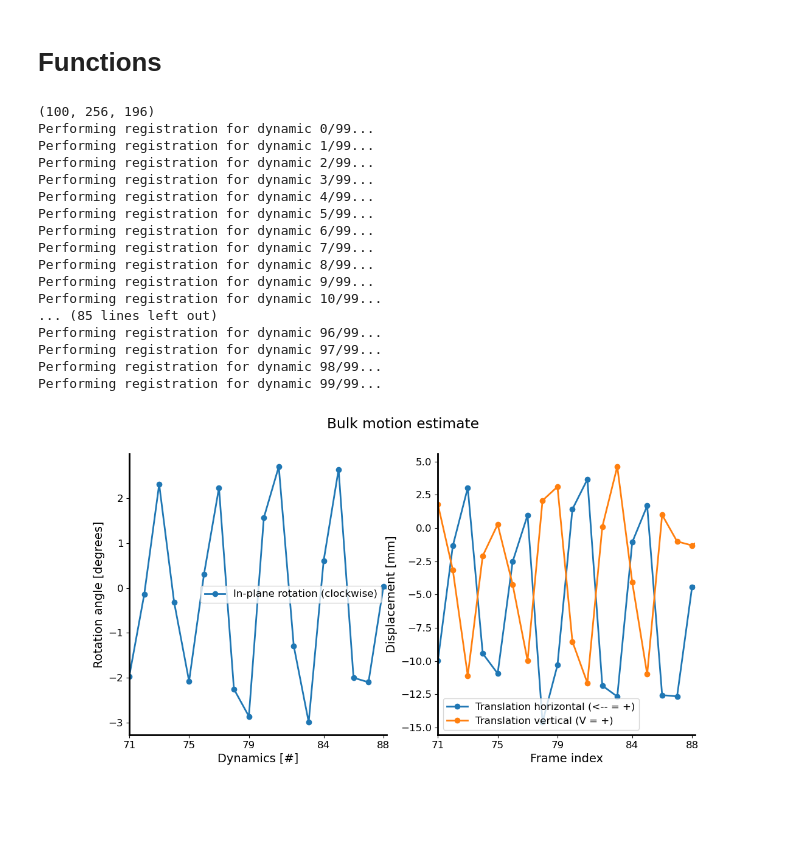
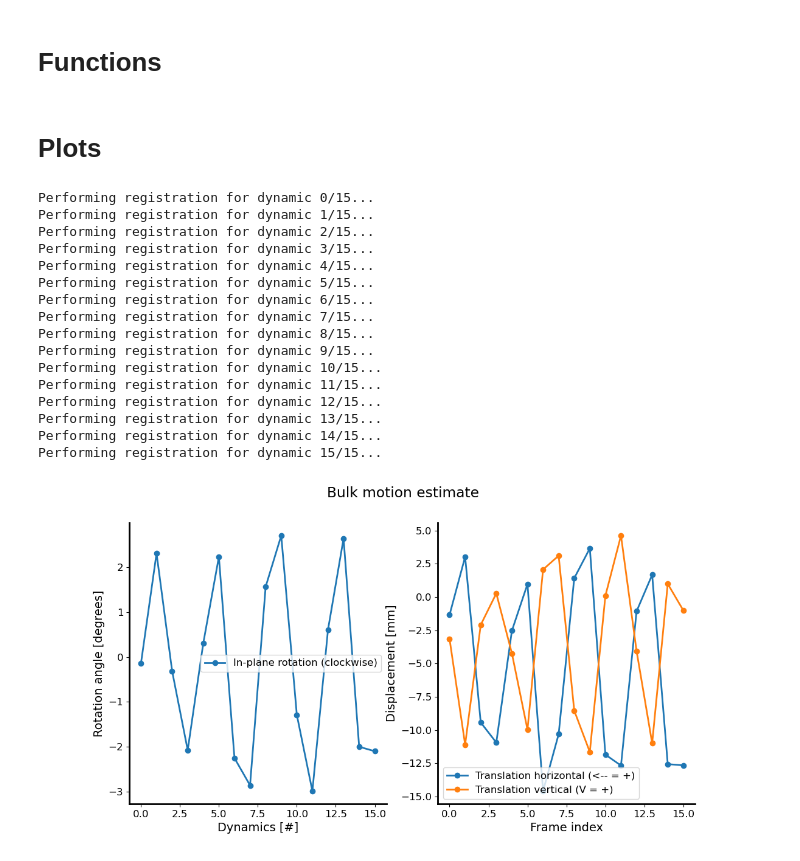
Before and after one commit to mikgroup/bpt_paper, a Jupyter notebook: estimate_bulk_motion.ipynb, the cells around one changed output. Saved outputs shown, nothing was run; the diff lists cells and outputs as text; code cells hidden in the pictures; blank space fills up the shorter version.

Commit message:
Update with new vibration results

```diff
--- a/estimate_bulk_motion.ipynb
+++ b/estimate_bulk_motion.ipynb
@@ -21,7 +18,8 @@ from util.image_registration import RigidRegistration
 # %% [markdown]
 # Functions
 # %%
-def test_reg(fixed_img, moving_img, rot_center, reg_outdir=None, debug=False, fixed_mask=None):
+def register_imgs(fixed_img, moving_img, rot_center, reg_outdir=None, debug=False, fixed_mask=None):
+    ''' Register images with SimpleElastix rigid registration '''
     # perform registration and extract results
     ndyn = moving_img.shape[0]
     transform_parameters = np.zeros((ndyn, 3))
@@ -62,7 +60,8 @@ def test_reg(fixed_img, moving_img, rot_center, reg_outdir=None, debug=False, fi
     return result_img, transform_parameters
 
 
-def plot_reg_results(transformParameters, res=2, figsize=(12,6), xlim=[72,88]):
+def plot_reg_results(transformParameters, res=2, figsize=(12,6)):
+    ''' Plot image registration results '''
     fig, ax = plt.subplots(1,2, figsize=figsize)
     fig.suptitle('Bulk motion estimate')
     ax[0].plot(transformParameters[:, 0]/(2*np.pi)*360, '-o')
@@ -75,8 +74,10 @@ def plot_reg_results(transformParameters, res=2, figsize=(12,6), xlim=[72,88]):
     ax[1].set_ylabel('Displacement [mm]')
     ax[1].set_xlabel('Frame index')
 
-    for i in range(2):
-        ax[i].set_xlim(xlim)
-        ax[i].set_xticks(np.linspace(xlim[0], xlim[1], 5).astype(int))
+    # for i in range(2):
+        # ax[i].set_xlim(xlim)
+        # ax[i].set_xticks(np.linspace(xlim[0], xlim[1], 5).astype(int))
 
     plt.show()
+# %% [markdown]
+# Plots
@@ -83,6 +96,6 @@ def plot_reg_results(transformParameters, res=2, figsize=(12,6), xlim=[72,88]):
 # %%
 # Load images
-inpdir = "/mikRAID/sanand/pilot_tone/data/volunteer_sweep_042622/abdomen/2400_fb"
+inpdir = "./data/resp/"
 ksp = np.squeeze(cfl.readcfl(os.path.join(inpdir,"ksp")))
 
 # Get image and crop
@@ -92,33 +105,31 @@ img_crop = img[crop_win:-crop_win,...]
 img_crop_rss = np.rot90(sp.rss(img_crop, axes=(-1,)),3) # Rotate so chest is facing up
 # %%
 # Register images
-reg_outdir = os.path.join(inpdir, "reg")
+# Define first image as the one to register to
 fixed_img = img_crop_rss[...,0]
-moving_img = img_crop_rss.transpose([-1,0,1])
-print(moving_img.shape)
-
+moving_img = img_crop_rss.transpose([-1,0,1])[72:88,...] # Manually select indices of bulk motion
 cntr = np.array(img_crop.shape[1:])//2
 
-result_img, transform_params = test_reg(fixed_img, moving_img,
+# Do the registration with SimpleElastix
+result_img, transform_params = register_imgs(fixed_img, moving_img,
                                         rot_center=cntr,
-                                        reg_outdir=reg_outdir,
-                                       debug=False,
+                                        reg_outdir=None,
+                                        debug=False,
                                         fixed_mask=None)
 # %% [output]
-(100, 256, 196)
-Performing registration for dynamic 0/99...
-Performing registration for dynamic 1/99...
-Performing registration for dynamic 2/99...
-Performing registration for dynamic 3/99...
-Performing registration for dynamic 4/99...
-Performing registration for dynamic 5/99...
-Performing registration for dynamic 6/99...
-Performing registration for dynamic 7/99...
-Performing registration for dynamic 8/99...
-Performing registration for dynamic 9/99...
-Performing registration for dynamic 10/99...
-... (85 lines left out)
-Performing registration for dynamic 96/99...
-Performing registration for dynamic 97/99...
-Performing registration for dynamic 98/99...
-Performing registration for dynamic 99/99...
+Performing registration for dynamic 0/15...
+Performing registration for dynamic 1/15...
+Performing registration for dynamic 2/15...
+Performing registration for dynamic 3/15...
+Performing registration for dynamic 4/15...
+Performing registration for dynamic 5/15...
+Performing registration for dynamic 6/15...
+Performing registration for dynamic 7/15...
+Performing registration for dynamic 8/15...
+Performing registration for dynamic 9/15...
+Performing registration for dynamic 10/15...
+Performing registration for dynamic 11/15...
+Performing registration for dynamic 12/15...
+Performing registration for dynamic 13/15...
+Performing registration for dynamic 14/15...
+Performing registration for dynamic 15/15...
@@ -137,6 +136,6 @@ plt.rcParams.update({'axes.spines.right':False,
 # %%
 # Plot translation and rotation
-plot_reg_results(transform_params, res=1.9, figsize=(12,6), xlim=[71.5,88.2])
+plot_reg_results(transform_params, res=1.9, figsize=(12,6))
 plt.subplots_adjust(bottom=0.15, wspace=0.3, hspace=0.2)
 # %% [output]
-[figure, old version]
+[figure, new version]
```
Also changed, not shown: parts of 10 cells of this notebook, 2 other files.
